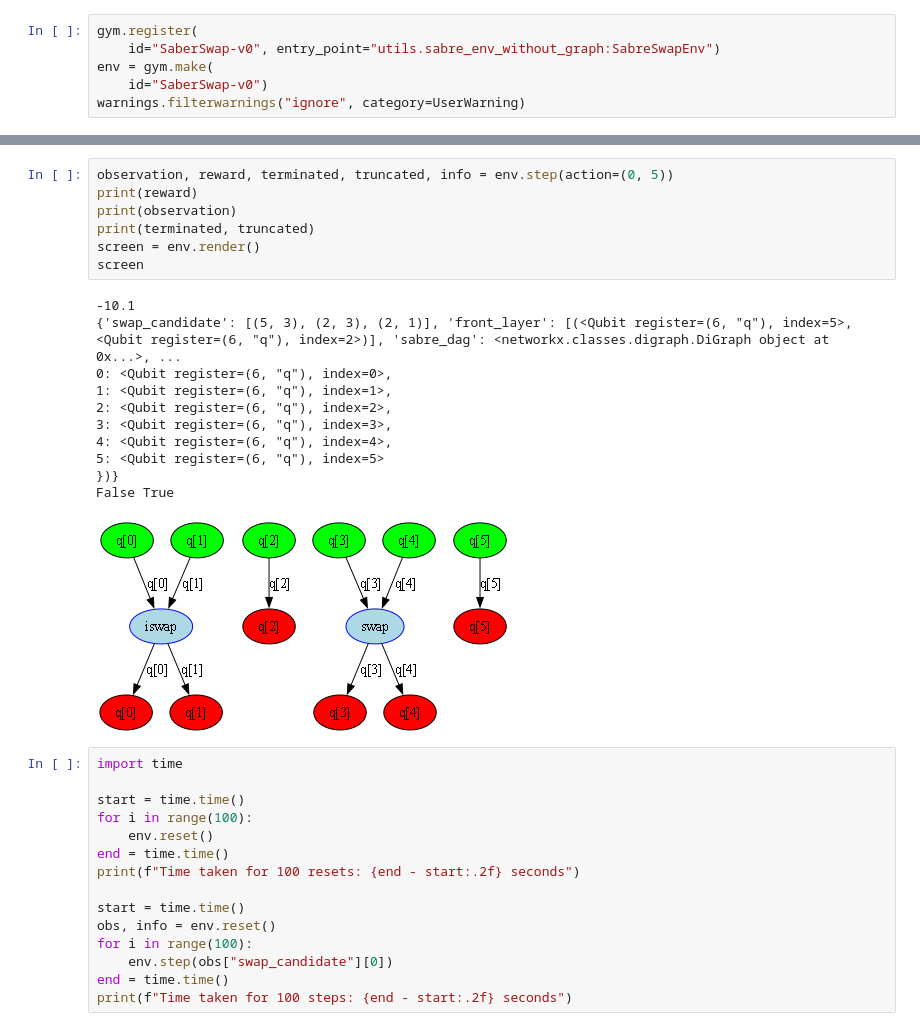
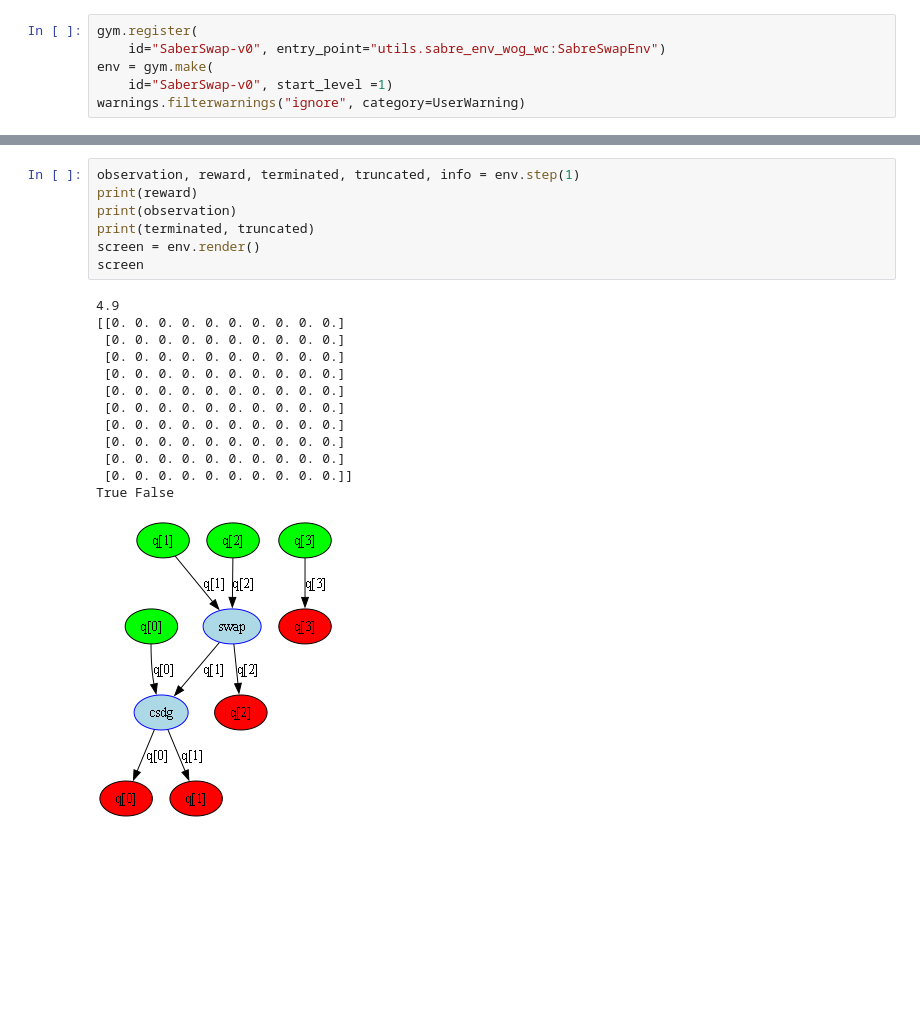
Before and after one commit to siwonpada/circuit_route, a Jupyter notebook: src/test_sabre_env.ipynb, the cells around one changed output, grey strips where cells are left out. Drawn from its saved outputs; the diff is of its cells as text; blank space fills up the shorter version.

```diff
--- a/src/test_sabre_env.ipynb
+++ b/src/test_sabre_env.ipynb
@@ -13,7 +4,7 @@ from qiskit.transpiler import CouplingMap
 # %%
 gym.register(
-    id="SaberSwap-v0", entry_point="utils.sabre_env_without_graph:SabreSwapEnv")
+    id="SaberSwap-v0", entry_point="utils.sabre_env_wog_wc:SabreSwapEnv")
 env = gym.make(
-    id="SaberSwap-v0")
+    id="SaberSwap-v0", start_level =1)
 warnings.filterwarnings("ignore", category=UserWarning)
 # %%
@@ -42,34 +30,21 @@ nx.draw(state["sabre_dag"])
 # %%
-observation, reward, terminated, truncated, info = env.step(action=(0, 5))
+observation, reward, terminated, truncated, info = env.step(1)
 print(reward)
 print(observation)
 print(terminated, truncated)
 screen = env.render()
 screen
 # %% [output]
--10.1
-{'swap_candidate': [(5, 3), (2, 3), (2, 1)], 'front_layer': [(<Qubit register=(6, "q"), index=5>, <Qubit register=(6, "q"), index=2>)], 'sabre_dag': <networkx.classes.digraph.DiGraph object at 0x...>, ...
-0: <Qubit register=(6, "q"), index=0>,
-1: <Qubit register=(6, "q"), index=1>,
-2: <Qubit register=(6, "q"), index=2>,
-3: <Qubit register=(6, "q"), index=3>,
-4: <Qubit register=(6, "q"), index=4>,
-5: <Qubit register=(6, "q"), index=5>
-})}
-False True
+4.9
+[[0. 0. 0. 0. 0. 0. 0. 0. 0. 0.]
+ [0. 0. 0. 0. 0. 0. 0. 0. 0. 0.]
+ [0. 0. 0. 0. 0. 0. 0. 0. 0. 0.]
+ [0. 0. 0. 0. 0. 0. 0. 0. 0. 0.]
+ [0. 0. 0. 0. 0. 0. 0. 0. 0. 0.]
+ [0. 0. 0. 0. 0. 0. 0. 0. 0. 0.]
+ [0. 0. 0. 0. 0. 0. 0. 0. 0. 0.]
+ [0. 0. 0. 0. 0. 0. 0. 0. 0. 0.]
+ [0. 0. 0. 0. 0. 0. 0. 0. 0. 0.]
+ [0. 0. 0. 0. 0. 0. 0. 0. 0. 0.]]
+True False
-[figure, old version]
+[figure, new version]
-# %%
-import time
-
-start = time.time()
-for i in range(100):
-    env.reset()
-end = time.time()
-print(f"Time taken for 100 resets: {end - start:.2f} seconds")
-
-start = time.time()
-obs, info = env.reset()
-for i in range(100):
-    env.step(obs["swap_candidate"][0])
-end = time.time()
-print(f"Time taken for 100 steps: {end - start:.2f} seconds")
```
Also changed, not shown: parts of 3 cells of this notebook, 6 other files.
